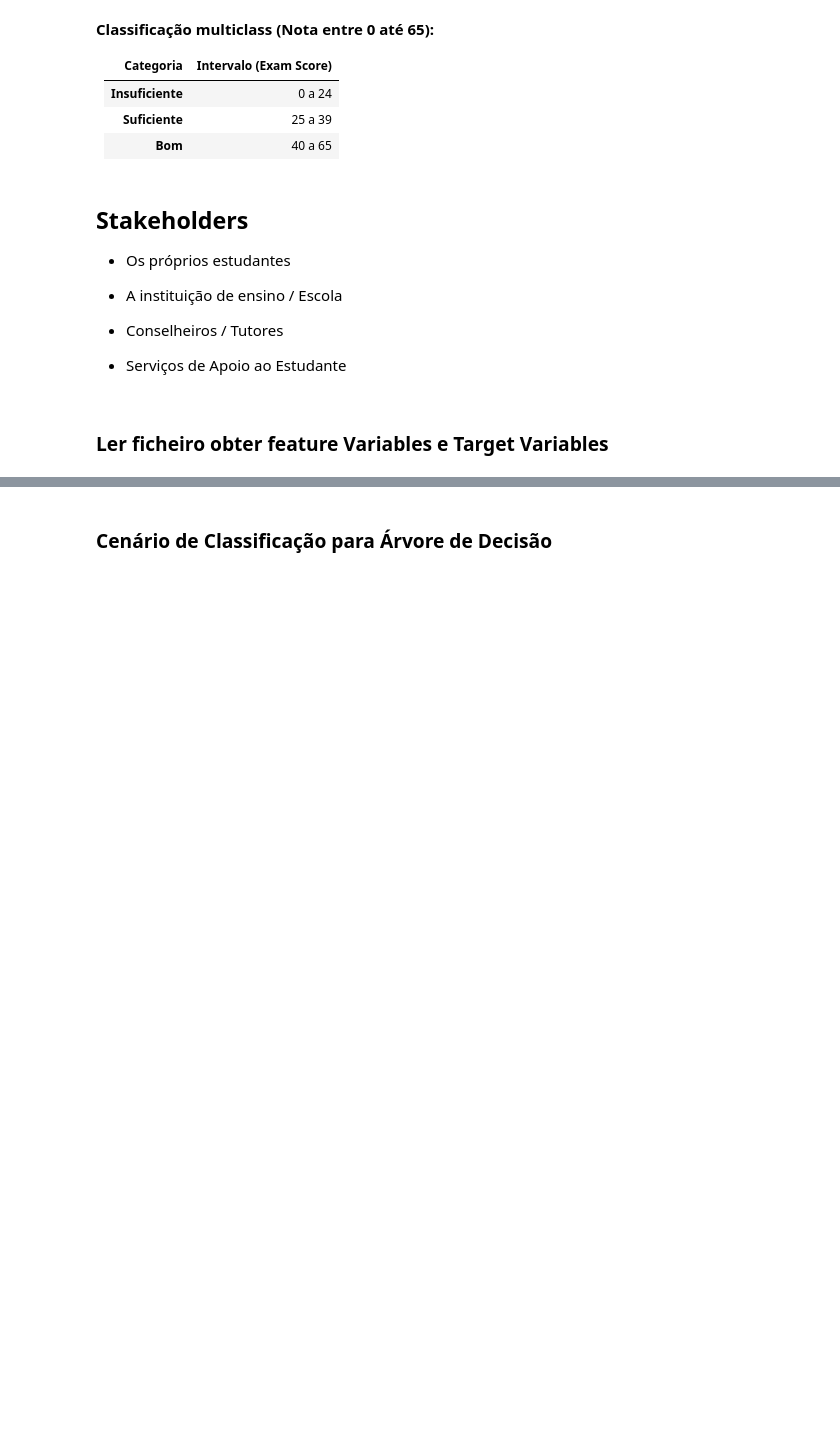
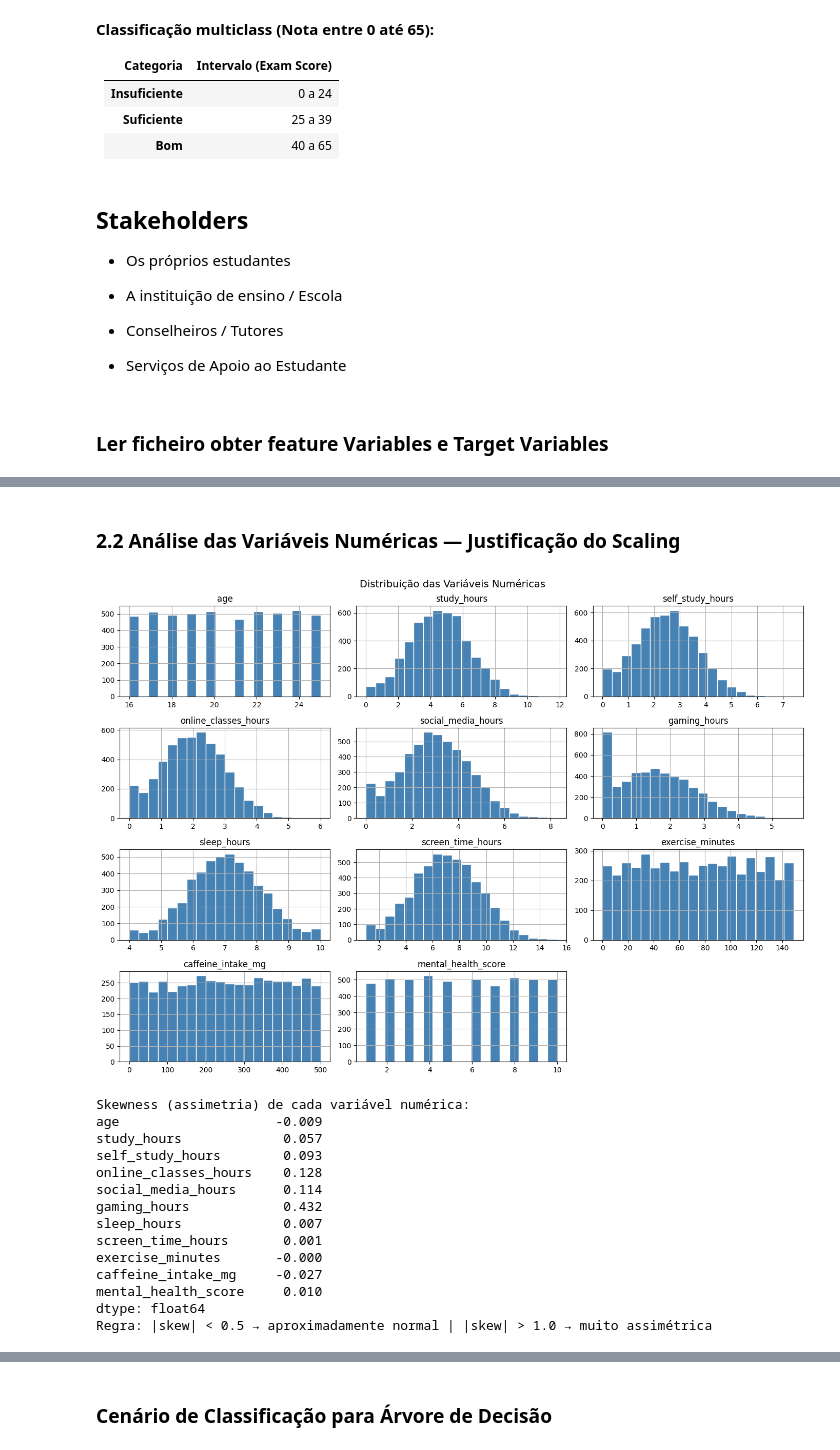
Before and after one commit to OJsan-ForReal/FAA-G22, a Jupyter notebook: projeto.ipynb, the cells around one changed output, grey strips where cells are left out. Cells and saved outputs as stored; diff of their text form; code cells hidden in the pictures; blank space fills up the shorter version.

```diff
--- a/projeto.ipynb
+++ b/projeto.ipynb
@@ -118,0 +160,37 @@ print(df_y_categorico.value_counts())
+# %% [markdown]
+### 2.2 Análise das Variáveis Numéricas — Justificação do Scaling
+# %%
+numericas = ["age", "study_hours", "self_study_hours", "online_classes_hours",
+             "social_media_hours", "gaming_hours", "sleep_hours",
+             "screen_time_hours", "exercise_minutes", "caffeine_intake_mg",
+             "mental_health_score"]
+
+df_num = df_student_records[numericas]
+
+# Histogramas das variáveis numéricas
+df_num.hist(figsize=(14, 10), bins=20, color='steelblue', edgecolor='white')
+plt.suptitle('Distribuição das Variáveis Numéricas', fontsize=14)
+plt.tight_layout()
+plt.show()
+
+# Skewness (assimetria)
+skewness = df_num.skew().round(3)
+print("Skewness (assimetria) de cada variável numérica:")
+print(skewness)
+print("Regra: |skew| < 0.5 → aproximadamente normal | |skew| > 1.0 → muito assimétrica")
+# %% [output]
+[figure, added]
+Skewness (assimetria) de cada variável numérica:
+age                    -0.009
+study_hours             0.057
+self_study_hours        0.093
+online_classes_hours    0.128
+social_media_hours      0.114
+gaming_hours            0.432
+sleep_hours             0.007
+screen_time_hours       0.001
+exercise_minutes       -0.000
+caffeine_intake_mg     -0.027
+mental_health_score     0.010
+dtype: float64
+Regra: |skew| < 0.5 → aproximadamente normal | |skew| > 1.0 → muito assimétrica
```
Also changed, not shown: parts of 10 cells of this notebook, 2 other files.
